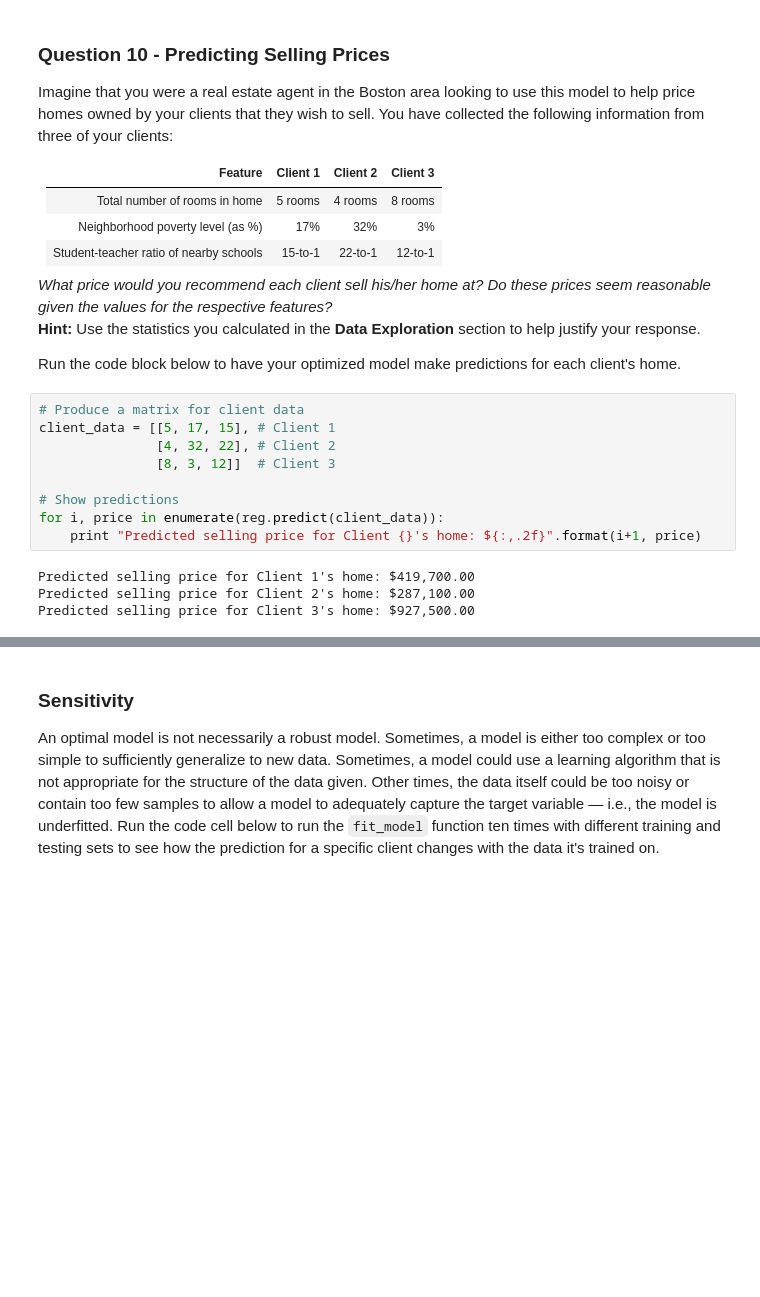
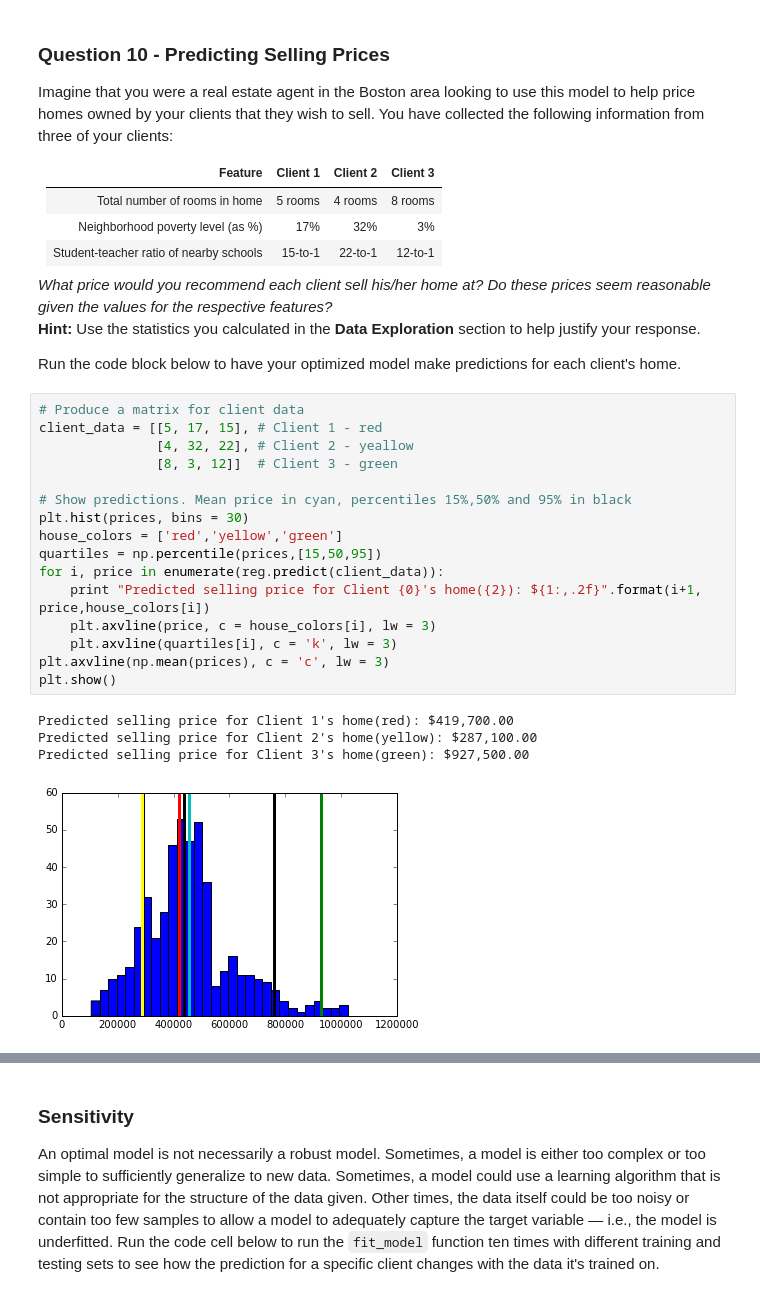
Before and after one commit to gcsantucci/boston_housing, a Jupyter notebook: boston_housing.ipynb, the cells around one changed output, grey strips where cells are left out. Cells and saved outputs as stored; diff of their text form; blank space fills up the shorter version.

```diff
--- a/boston_housing.ipynb
+++ b/boston_housing.ipynb
@@ -347,14 +352,22 @@ Imagine that you were a real estate agent in the Boston area looking to use this
 Run the code block below to have your optimized model make predictions for each client's home.
 # %%
 # Produce a matrix for client data
-client_data = [[5, 17, 15], # Client 1
-               [4, 32, 22], # Client 2
-               [8, 3, 12]]  # Client 3
+client_data = [[5, 17, 15], # Client 1 - red
+               [4, 32, 22], # Client 2 - yeallow
+               [8, 3, 12]]  # Client 3 - green
 
-# Show predictions
+# Show predictions. Mean price in cyan, percentiles 15%,50% and 95% in black
+plt.hist(prices, bins = 30)
+house_colors = ['red','yellow','green']
+quartiles = np.percentile(prices,[15,50,95])
 for i, price in enumerate(reg.predict(client_data)):
-    print "Predicted selling price for Client {}'s home: ${:,.2f}".format(i+1, price)
+    print "Predicted selling price for Client {0}'s home({2}): ${1:,.2f}".format(i+1, price,house_colors[i])
+    plt.axvline(price, c = house_colors[i], lw = 3)
+    plt.axvline(quartiles[i], c = 'k', lw = 3)
+plt.axvline(np.mean(prices), c = 'c', lw = 3)
+plt.show()
 # %% [output]
-Predicted selling price for Client 1's home: $419,700.00
-Predicted selling price for Client 2's home: $287,100.00
-Predicted selling price for Client 3's home: $927,500.00
+Predicted selling price for Client 1's home(red): $419,700.00
+Predicted selling price for Client 2's home(yellow): $287,100.00
+Predicted selling price for Client 3's home(green): $927,500.00
+[figure, added]
```
Also changed, not shown: parts of 10 cells of this notebook, 3 other files.
